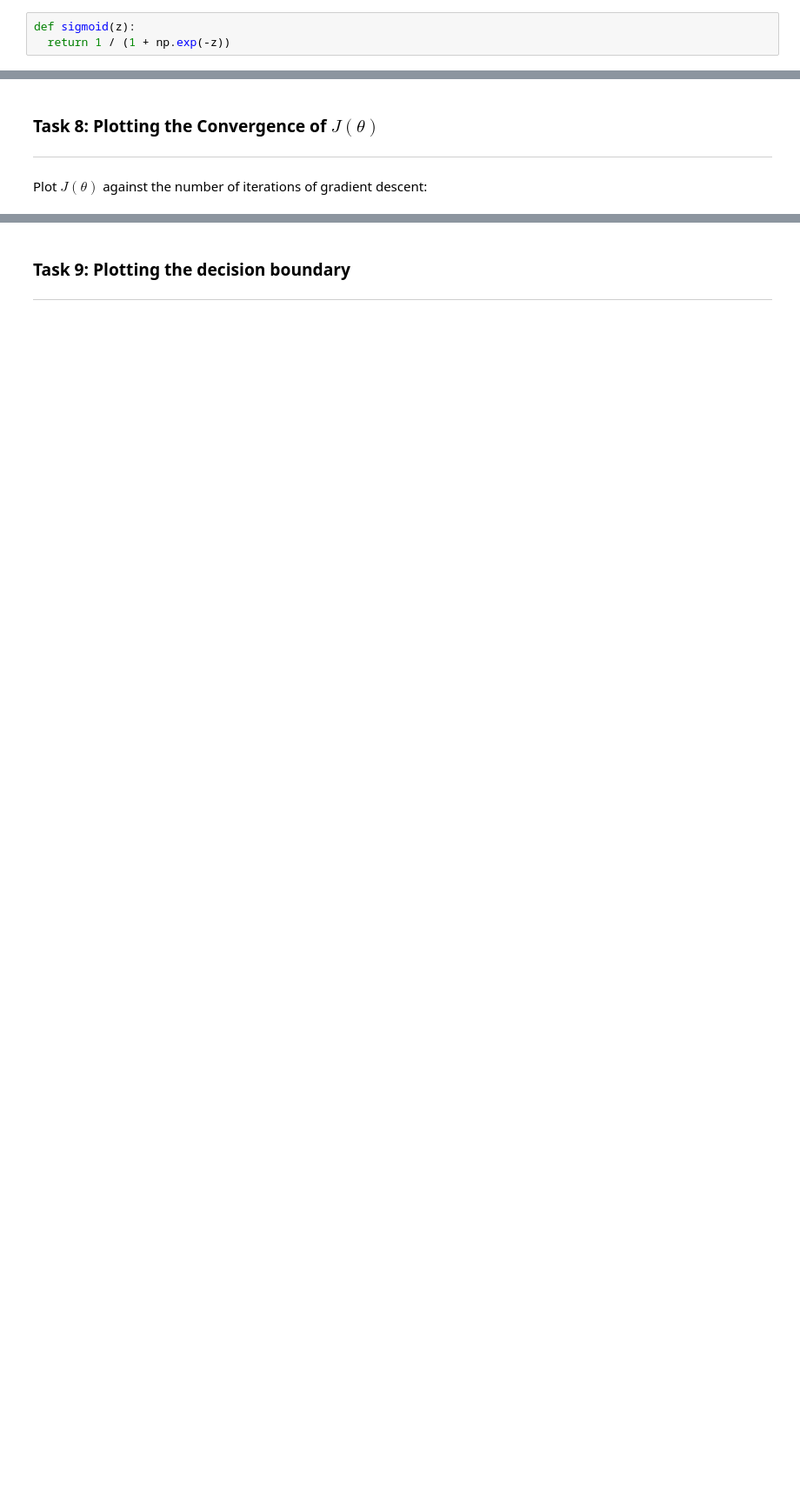
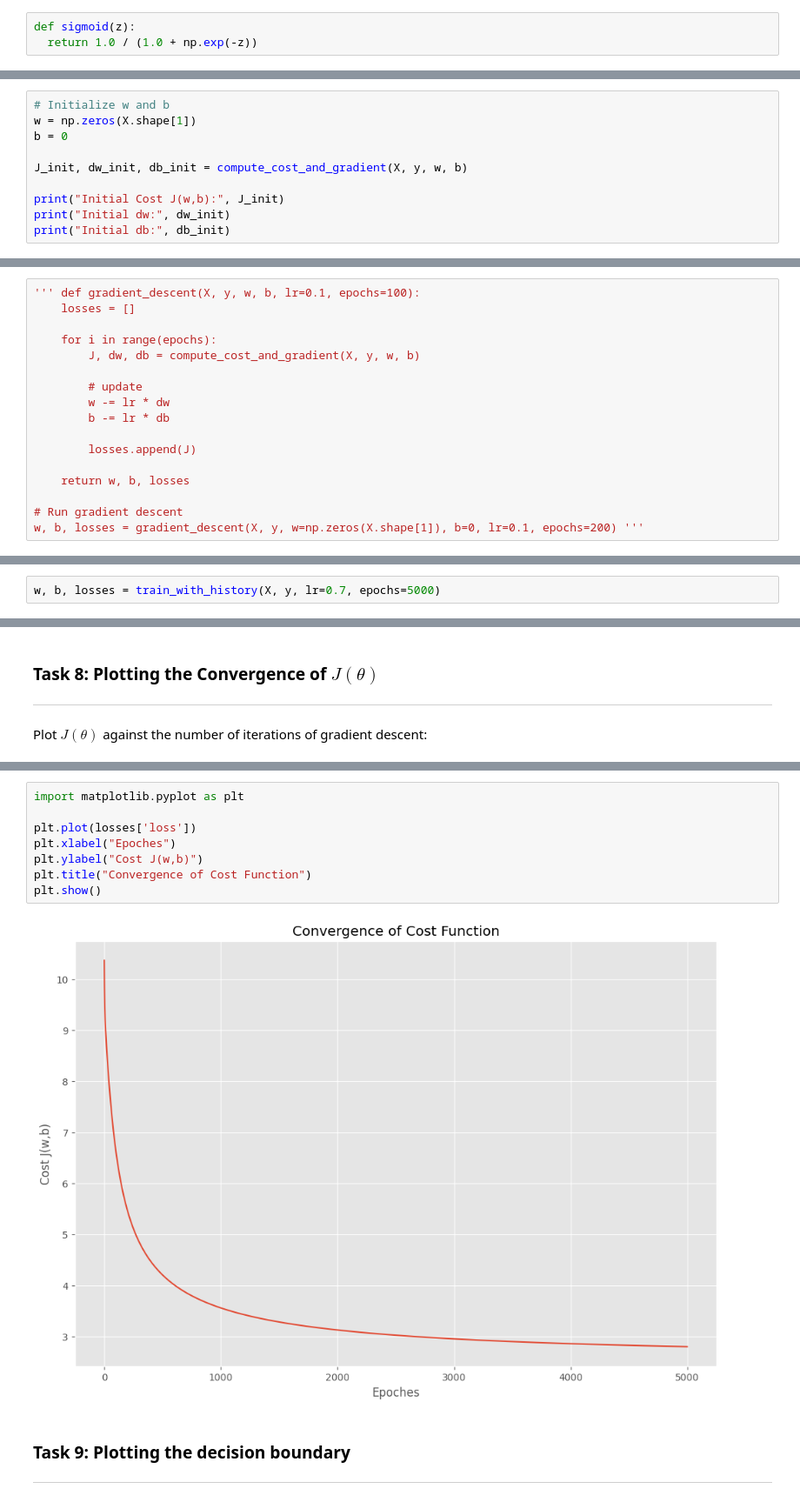
Before and after one commit to suryatejabatchu08/Machine-Learning-Lab, a Jupyter notebook: Lab4_AP23110010549.ipynb, the cells around one changed output, grey strips where cells are left out. Shown at 87% size. Drawn from its saved outputs; the diff is of its cells as text; blank space fills up the shorter version.

```diff
--- a/Lab4_AP23110010549.ipynb
+++ b/Lab4_AP23110010549.ipynb
@@ -88,7 +88,7 @@ $$ \sigma(z) = \frac{1}{1+e^{-z}}$$
 Sigmoid Function maps any input value in between 0 and 1
 # %%
 def sigmoid(z):
-  return 1 / (1 + np.exp(-z))
+  return 1.0 / (1.0 + np.exp(-z))
 # %%
 print(sigmoid(5)) #sample test
 # %% [output]
@@ -121,0 +168,10 @@ def gradient():
+# %%
+# Initialize w and b
+w = np.zeros(X.shape[1])
+b = 0
+
+J_init, dw_init, db_init = compute_cost_and_gradient(X, y, w, b)
+
+print("Initial Cost J(w,b):", J_init)
+print("Initial dw:", dw_init)
+print("Initial db:", db_init)
@@ -127,0 +197,17 @@ $\theta_j := \theta_j - \alpha \frac{\partial J(\theta)}{\partial \theta_j}$ (si
+# %%
+''' def gradient_descent(X, y, w, b, lr=0.1, epochs=100):
+    losses = []
+
+    for i in range(epochs):
+        J, dw, db = compute_cost_and_gradient(X, y, w, b)
+
+        # update
+        w -= lr * dw
+        b -= lr * db
+
+        losses.append(J)
+
+    return w, b, losses
+
+# Run gradient descent
+w, b, losses = gradient_descent(X, y, w=np.zeros(X.shape[1]), b=0, lr=0.1, epochs=200) '''
@@ -127,0 +252,2 @@ $\theta_j := \theta_j - \alpha \frac{\partial J(\theta)}{\partial \theta_j}$ (si
+# %%
+w, b, losses = train_with_history(X, y, lr=0.7, epochs=5000)
@@ -133,3 +279,13 @@ Plot $J(\theta)$ against the number of iterations of gradient descent:
+# %%
+import matplotlib.pyplot as plt
+
+plt.plot(losses['loss'])
+plt.xlabel("Epoches")
+plt.ylabel("Cost J(w,b)")
+plt.title("Convergence of Cost Function")
+plt.show()
+# %% [output]
+[figure, added]
 # %% [markdown]
 ### Task 9: Plotting the decision boundary
 ---
```
Also changed, not shown: parts of 20 cells of this notebook.
